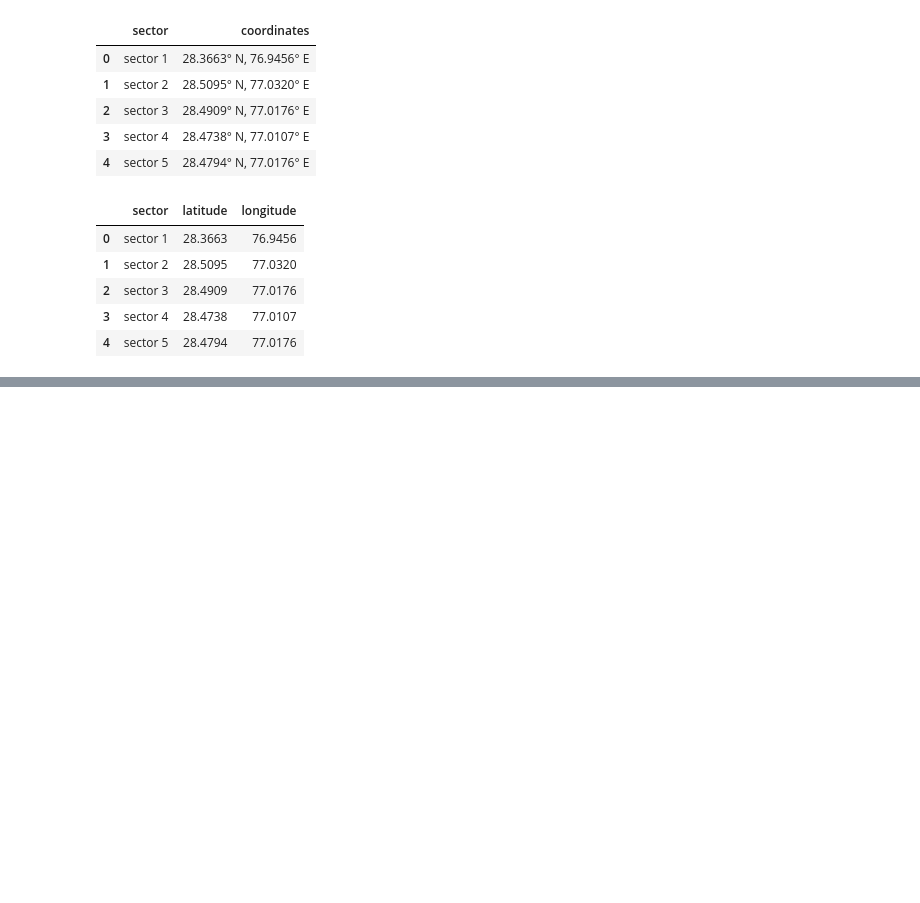
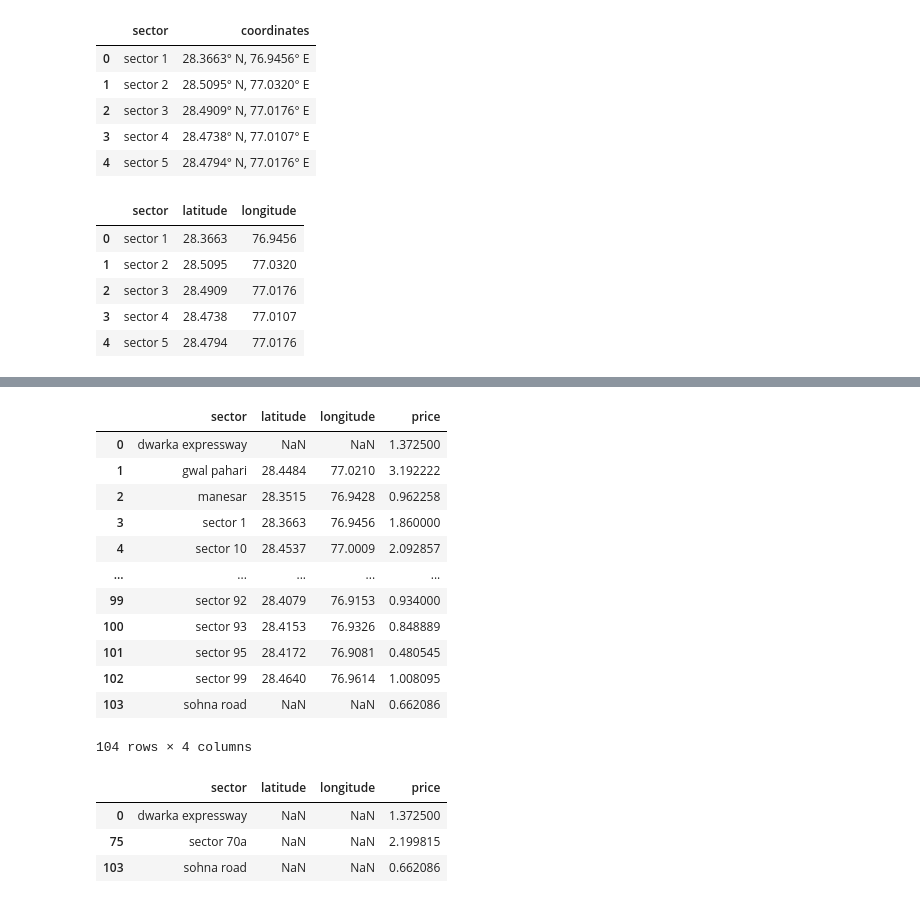
Before and after one commit to khushraj17/FUNDUS-app, a Jupyter notebook: analytic.ipynb, the cells around one changed output, grey strips where cells are left out. Saved outputs shown, nothing was run; the diff lists cells and outputs as text; code cells hidden in the pictures; blank space fills up the shorter version.

```diff
--- a/analytic.ipynb
+++ b/analytic.ipynb
@@ -51,0 +70,23 @@ latlong.head()
+# %%
+fdf
+# %% [output]
+|  | sector | latitude | longitude | price |
+| 0 | dwarka expressway | NaN | NaN | 1.372500 |
+| 1 | gwal pahari | 28.4484 | 77.0210 | 3.192222 |
+| 2 | manesar | 28.3515 | 76.9428 | 0.962258 |
+| 3 | sector 1 | 28.3663 | 76.9456 | 1.860000 |
+| 4 | sector 10 | 28.4537 | 77.0009 | 2.092857 |
+| ... | ... | ... | ... | ... |
+| 99 | sector 92 | 28.4079 | 76.9153 | 0.934000 |
+| 100 | sector 93 | 28.4153 | 76.9326 | 0.848889 |
+| 101 | sector 95 | 28.4172 | 76.9081 | 0.480545 |
+| 102 | sector 99 | 28.4640 | 76.9614 | 1.008095 |
+| 103 | sohna road | NaN | NaN | 0.662086 |
+104 rows × 4 columns
+# %%
+fdf[fdf['latitude'].isnull()]
+# %% [output]
+|  | sector | latitude | longitude | price |
+| 0 | dwarka expressway | NaN | NaN | 1.372500 |
+| 75 | sector 70a | NaN | NaN | 2.199815 |
+| 103 | sohna road | NaN | NaN | 0.662086 |
```
Also changed, not shown: parts of 18 cells of this notebook.
